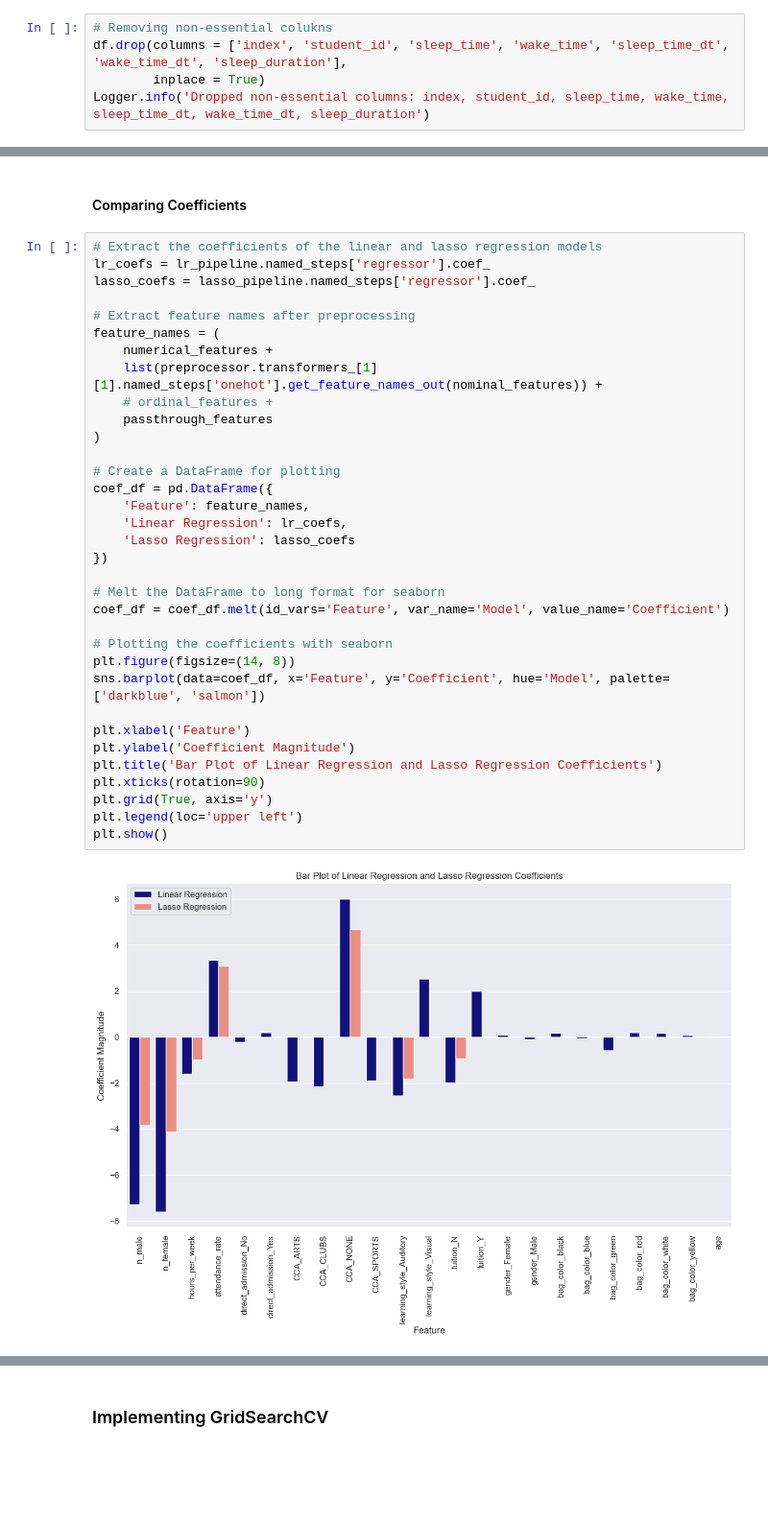
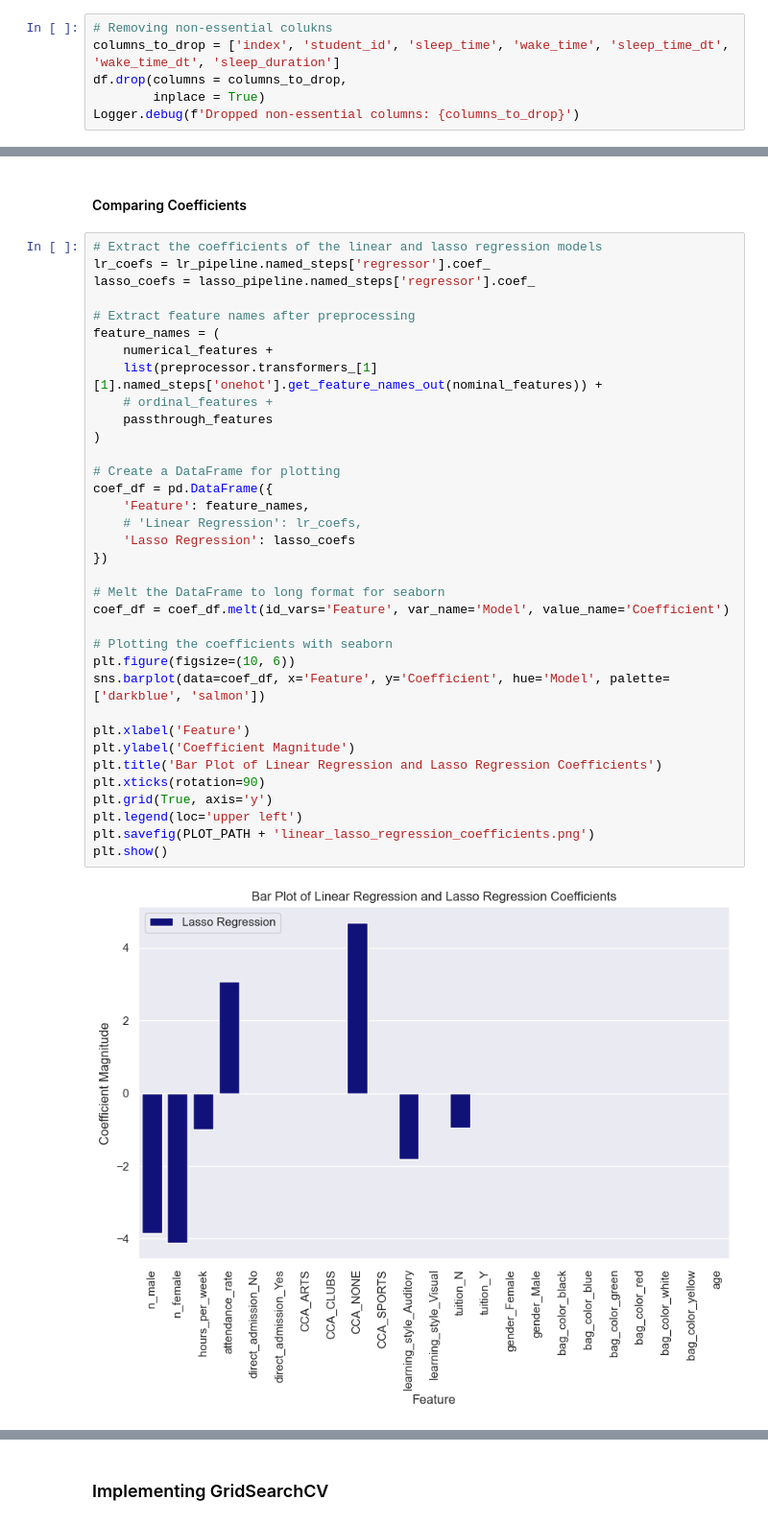
Before and after one commit to dingaroo/aiap_foundation_self_practice, a Jupyter notebook: eda.ipynb, the cells around one changed output, grey strips where cells are left out. Shown at 96% size. Cells and saved outputs as stored; diff of their text form; blank space fills up the shorter version.

```diff
--- a/eda.ipynb
+++ b/eda.ipynb
@@ -476,6 +470,7 @@ Logger.info('Saved a clean copy to data folder.')
 ### Dropping non-essential columns
 # %%
 # Removing non-essential colukns
-df.drop(columns = ['index', 'student_id', 'sleep_time', 'wake_time', 'sleep_time_dt', 'wake_time_dt', 'sleep_duration'],
+columns_to_drop = ['index', 'student_id', 'sleep_time', 'wake_time', 'sleep_time_dt', 'wake_time_dt', 'sleep_duration']
+df.drop(columns = columns_to_drop,
         inplace = True)
-Logger.info('Dropped non-essential columns: index, student_id, sleep_time, wake_time, sleep_time_dt, wake_time_dt, sleep_duration')
+Logger.debug(f'Dropped non-essential columns: {columns_to_drop}')
@@ -1320,33 +1377,34 @@ lr_coefs = lr_pipeline.named_steps['regressor'].coef_
 lasso_coefs = lasso_pipeline.named_steps['regressor'].coef_
 
 # Extract feature names after preprocessing
 feature_names = (
     numerical_features +
     list(preprocessor.transformers_[1][1].named_steps['onehot'].get_feature_names_out(nominal_features)) +
     # ordinal_features +
     passthrough_features
 )
 
 # Create a DataFrame for plotting
 coef_df = pd.DataFrame({
     'Feature': feature_names,
-    'Linear Regression': lr_coefs,
+    # 'Linear Regression': lr_coefs,
     'Lasso Regression': lasso_coefs
 })
 
 # Melt the DataFrame to long format for seaborn
 coef_df = coef_df.melt(id_vars='Feature', var_name='Model', value_name='Coefficient')
 
 # Plotting the coefficients with seaborn
-plt.figure(figsize=(14, 8))
+plt.figure(figsize=(10, 6))
 sns.barplot(data=coef_df, x='Feature', y='Coefficient', hue='Model', palette=['darkblue', 'salmon'])
 
 plt.xlabel('Feature')
 plt.ylabel('Coefficient Magnitude')
 plt.title('Bar Plot of Linear Regression and Lasso Regression Coefficients')
 plt.xticks(rotation=90)
 plt.grid(True, axis='y')
 plt.legend(loc='upper left')
+plt.savefig(PLOT_PATH + 'linear_lasso_regression_coefficients.png')
 plt.show()
 # %% [output]
-[figure, old version]
+[figure, new version]
```
Also changed, not shown: parts of 58 cells of this notebook, 11 other files.
